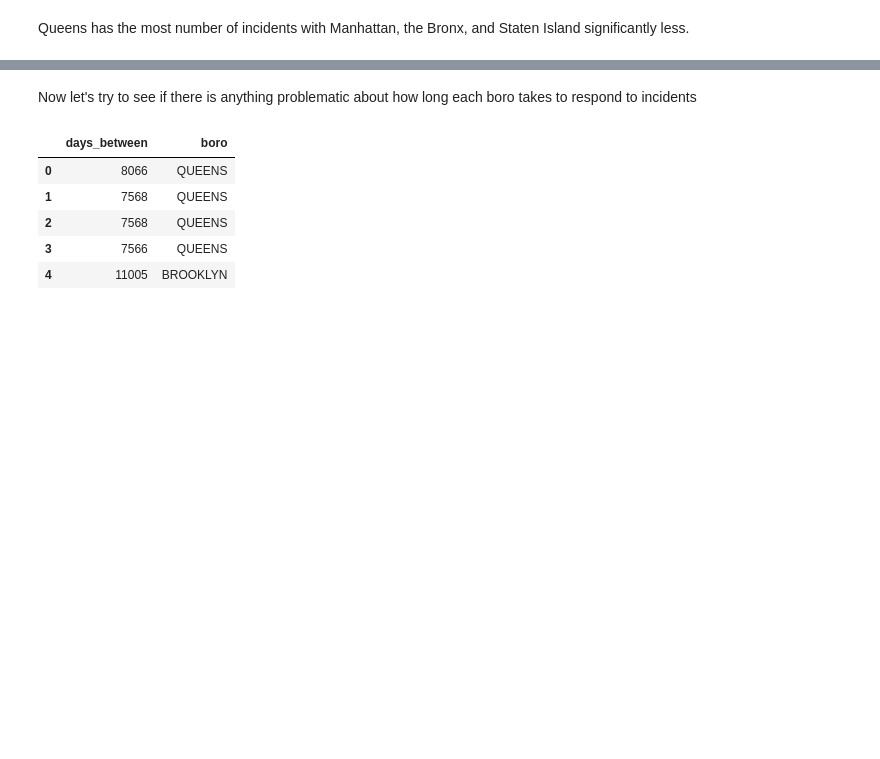
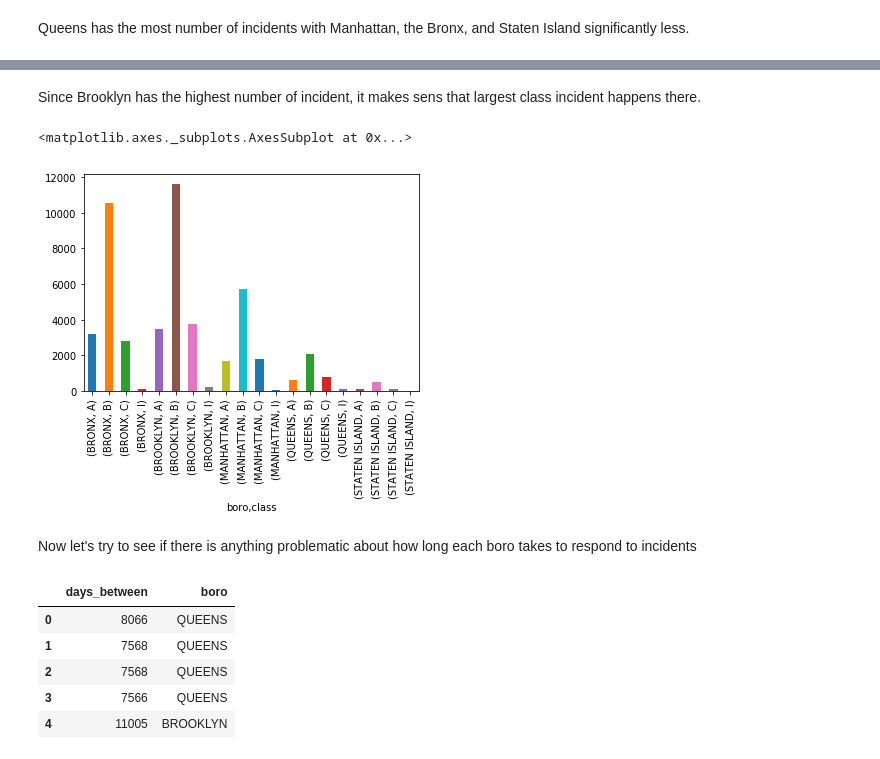
Before and after one commit to harisx91/NYCHousingMaintenanceCodeProject, a Jupyter notebook: notebooks/HousingViolationDataSetEda.ipynb, the cells around one changed output, grey strips where cells are left out. Drawn from its saved outputs; the diff is of its cells as text; code cells hidden in the pictures; blank space fills up the shorter version.

Commit message:
I added groupby class incident per borough

```diff
--- a/notebooks/HousingViolationDataSetEda.ipynb
+++ b/notebooks/HousingViolationDataSetEda.ipynb
@@ -136,3 +193,10 @@ Queens has the most number of incidents with Manhattan, the Bronx, and Staten Is
+# %% [markdown]
+Since Brooklyn has the highest number of incident, it makes sens that largest class incident happens there.
+# %%
+df.groupby(['boro','class']).size().plot.bar()
+# %% [output]
+<matplotlib.axes._subplots.AxesSubplot at 0x...>
+[figure, added]
 # %% [markdown]
 Now let's try to see if there is anything problematic about how long each boro takes to respond to incidents
 # %%
```
Also changed, not shown: parts of 13 cells of this notebook.
